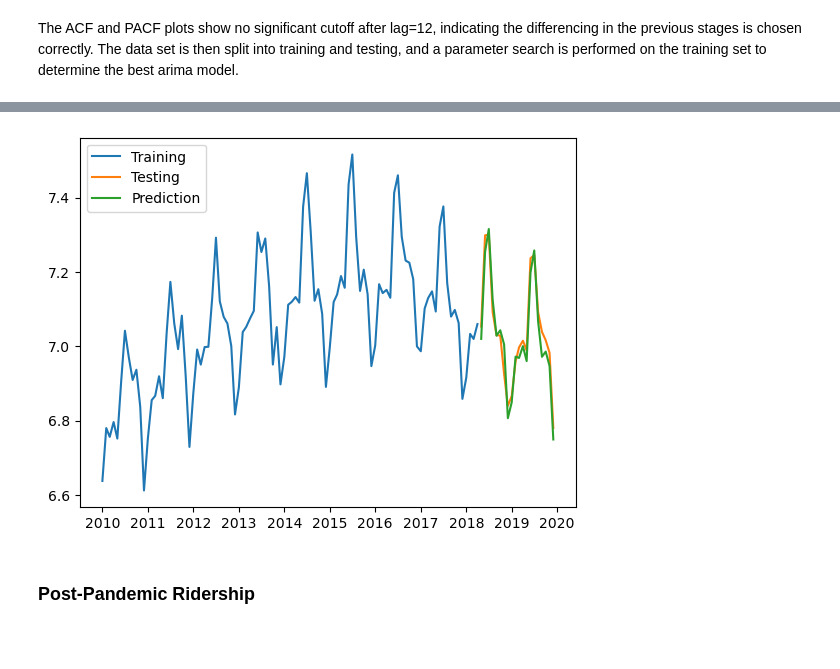
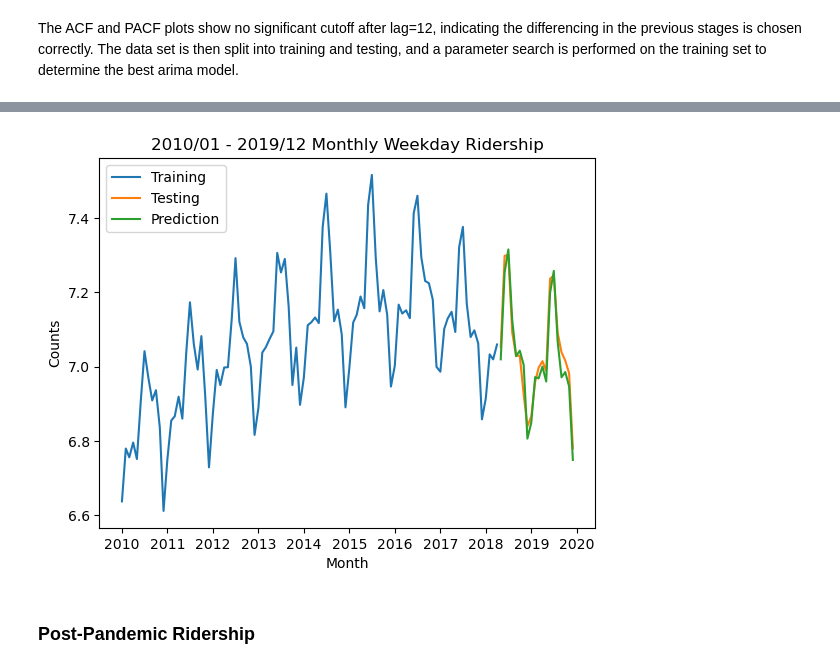
Before and after one commit to UCB-stat-159-s23/project-Group23, a Jupyter notebook: Jiachen_EDA.ipynb, the cells around one changed output, grey strips where cells are left out. Cells and saved outputs as stored; diff of their text form; code cells hidden in the pictures; blank space fills up the shorter version.

```diff
--- a/Jiachen_EDA.ipynb
+++ b/Jiachen_EDA.ipynb
@@ -156,11 +182,14 @@ prediction = Arima_model.predict(n_periods=20, index=test.index)
 # %%
 plt.plot(train, label="Training")
 plt.plot(test, label="Testing")
 plt.plot(prediction, label="Prediction")
 plt.legend(loc="upper left")
+plt.xlabel("Month")
+plt.ylabel("Counts")
+plt.title("2010/01 - 2019/12 Monthly Weekday Ridership")
 plt.show()
 # %% [output]
-[figure, old version]
+[figure, new version]
 # %% [markdown]
 ### Post-Pandemic Ridership
 # %% [markdown]
```
Also changed, not shown: parts of 12 cells of this notebook.
